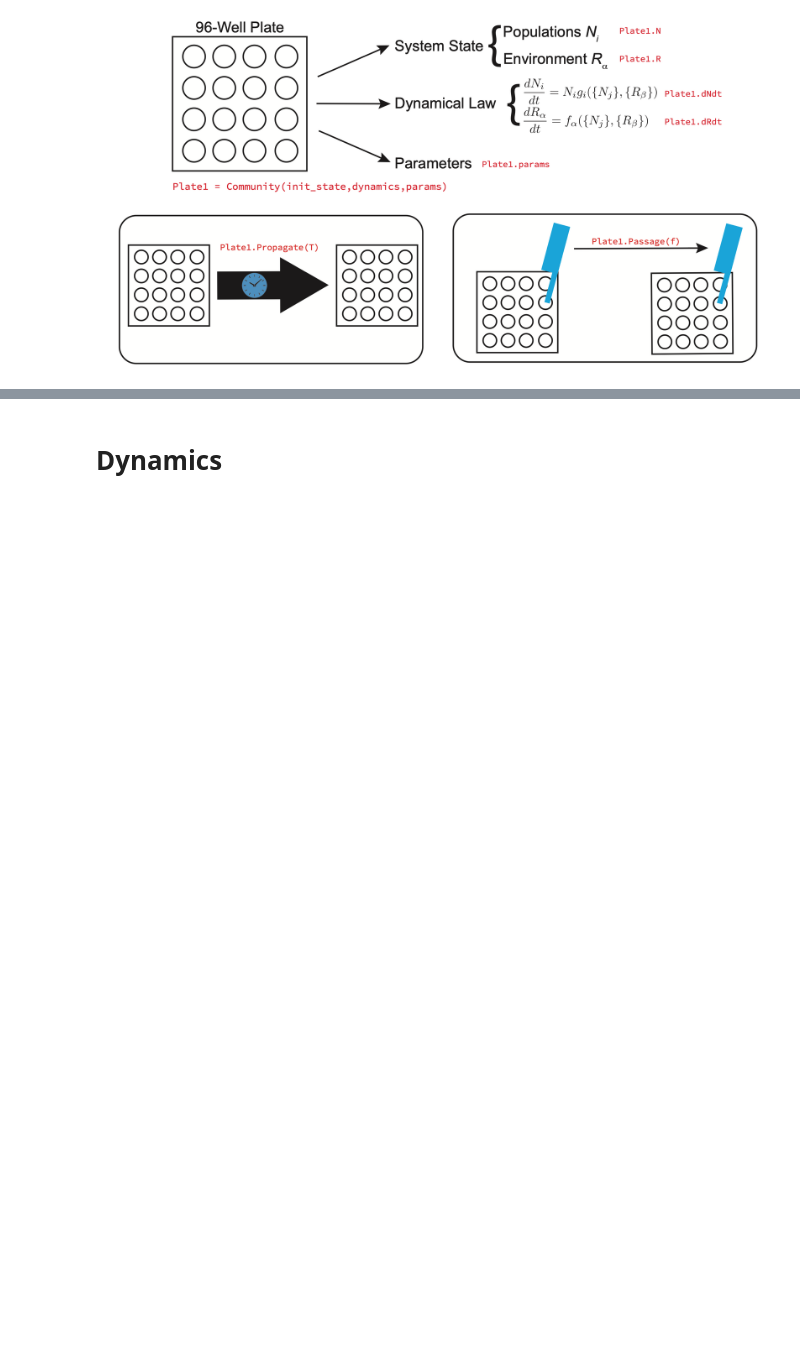
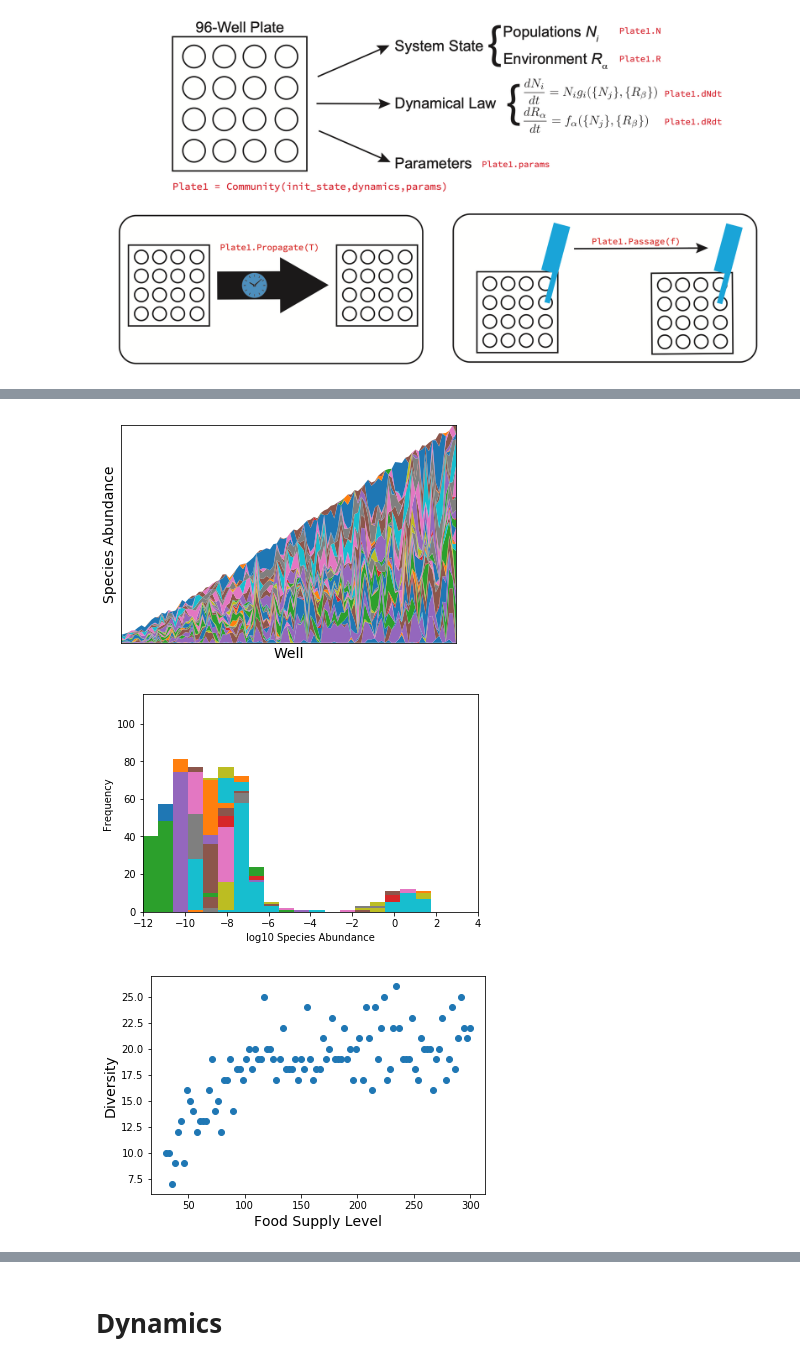
Before and after one commit to Emergent-Behaviors-in-Biology/community-simulator, a Jupyter notebook: Tutorial.ipynb, the cells around one changed output, grey strips where cells are left out. Saved outputs shown, nothing was run; the diff lists cells and outputs as text; code cells hidden in the pictures; blank space fills up the shorter version.

```diff
--- a/Tutorial.ipynb
+++ b/Tutorial.ipynb
@@ -20,0 +28,50 @@ The package also contains a set of scripts for generating models and randomly sa
+# %%
+assumptions=a_default.copy() #Start with default parameters
+assumptions['n_wells'] = 100 #Add more wells
+assumptions['l'] = 0.8 #Assign a high leakage fraction to allow for a lot of crossfeeding
+R0_food = np.linspace(30,300,assumptions['n_wells']) #Make a gradient of food supply levels
+assumptions['R0_food'] = R0_food
+
+#Make initial state
+init_state = MakeInitialState(assumptions)
+
+#Make dynamics
+def dNdt(N,R,params):
+    return MakeConsumerDynamics(assumptions)(N,R,params)
+def dRdt(N,R,params):
+    return MakeResourceDynamics(assumptions)(N,R,params)
+dynamics = [dNdt,dRdt]
+
+#Make parameters
+params = MakeParams(assumptions)
+
+#Initialize plate
+plate1 = Community(init_state,dynamics,params)
+
+#Find steady state
+plate1.SteadyState()
+
+#Plot community compositions
+fig,ax=plt.subplots()
+StackPlot(plate1.N,ax=ax)
+ax.set_xlabel('Well',fontsize=14)
+ax.set_ylabel('Species Abundance',fontsize=14)
+plt.show()
+
+#Make histogram of all population sizes
+fig,ax=plt.subplots()
+np.log10(plate1.N+1e-20).plot.hist(ax=ax,bins=30,legend=False)
+ax.set_xlim((-12,4))
+ax.set_xlabel('log10 Species Abundance')
+plt.show()
+
+#Plot diversity
+fig,ax=plt.subplots()
+ax.scatter(R0_food,(plate1.N>1e-4).sum().values)
+ax.set_xlabel('Food Supply Level',fontsize=14)
+ax.set_ylabel('Diversity',fontsize=14)
+plt.show()
+# %% [output]
+[figure, added]
+[figure, added]
+[figure, added]
```
Also changed, not shown: parts of 38 cells of this notebook, 1 other file.
